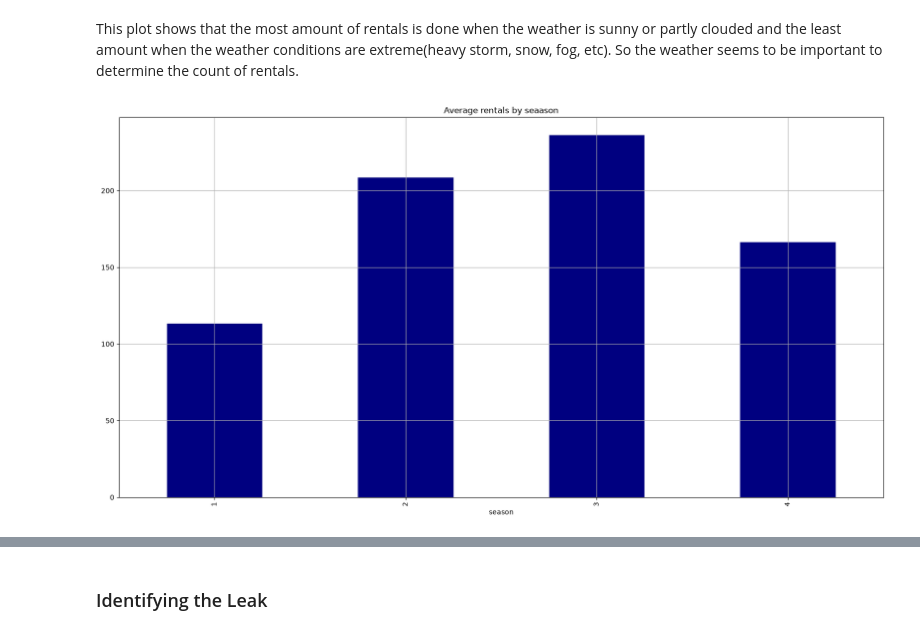
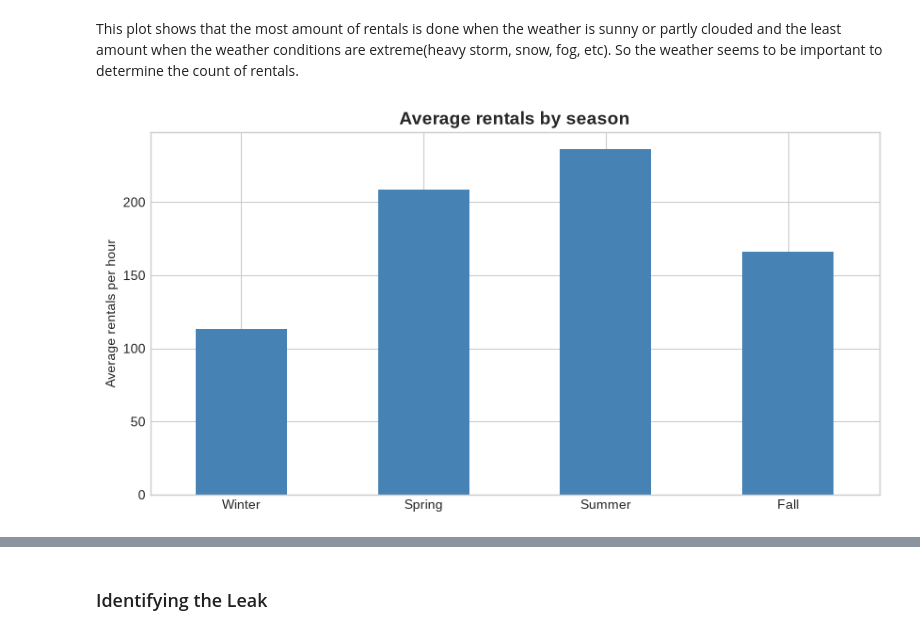
Before and after one commit to jmartinlusso/ml-sprint, a Jupyter notebook: practice/day02/bike.ipynb, the cells around one changed output, grey strips where cells are left out. Cells and saved outputs as stored; diff of their text form; code cells hidden in the pictures.

```diff
--- a/practice/day02/bike.ipynb
+++ b/practice/day02/bike.ipynb
@@ -16,8 +23,12 @@ d- A dumb baseline would be predicting the average cnt for every hour of the day
 ### Loading the data
 # %%
 import pandas as pd
+import matplotlib.pyplot as plt
 
-df = pd.read_csv("../../data/hour.csv")
+plt.style.use("seaborn-v0_8-whitegrid")
+plt.rcParams.update({"figure.figsize": (10, 5), "axes.titlesize": 14, "axes.titleweight": "bold"})
+
+df = pd.read_csv("../../data/hour.csv", parse_dates=["dteday"])
 # %%
 df.head()
 # %% [output]
@@ -56,2 +60,0 @@ Timestamp('2011-01-01 00:00:00')
-# %%
-df["dteday"] = pd.to_datetime(df["dteday"])
@@ -80,8 +63,10 @@ memory usage: 2.3 MB
 # %% [markdown]
 A random split wouldn't be a good idea in this case, because the amount of rentals doesn't vary much from hour to hour(making the generalization error rather optimistic). So it would make it very easy for the model to predict an hour's rental amounts if the hours around it are in the training set. Another reason is because of data drift, we want to test on the most up to date information since it's going to be used to make predictions in the near future.
 # %%
-df_train = df[(df["dteday"].dt.month < 10 )| (df["dteday"].dt.year != df["dteday"].dt.year.max())]
-df_test = df[(df["dteday"].dt.month >= 10) & (df["dteday"].dt.year == df["dteday"].dt.year.max())]
+TEST_START = pd.Timestamp("2012-10-01")
+df_train = df[df["dteday"] < TEST_START]
+df_test = df[df["dteday"] >= TEST_START]
+assert ((len(df_train) + len(df_test)) == len(df))
 # %% [markdown]
 ### Visualization
 # %%
@@ -121,7 +108,11 @@ Heavy rain / snow   74.333333      3
 # %% [markdown]
 This plot shows that the most amount of rentals is done when the weather is sunny or partly clouded and the least amount when the weather conditions are extreme(heavy storm, snow, fog, etc). So the weather seems to be important to determine the count of rentals.
 # %%
-df_train_per_season = df_train.groupby("season")["cnt"].mean()
-df_train_per_season.plot(kind='bar', figsize=(10,5), title="Average rentals by seaason", grid=True)
+SEASON_LABELS = {1: "Winter", 2: "Spring", 3: "Summer", 4:"Fall"}
+by_season = df_train.groupby("season")["cnt"].mean().rename(index=SEASON_LABELS)
+
+ax = by_season.plot(kind="bar", rot=0, color="steelblue")
+ax.set(title="Average rentals by season", xlabel=None, ylabel="Average rentals per hour")
+plt.show()
 # %% [output]
-[figure, old version]
+[figure, new version]
```
Also changed, not shown: parts of 10 cells of this notebook.
